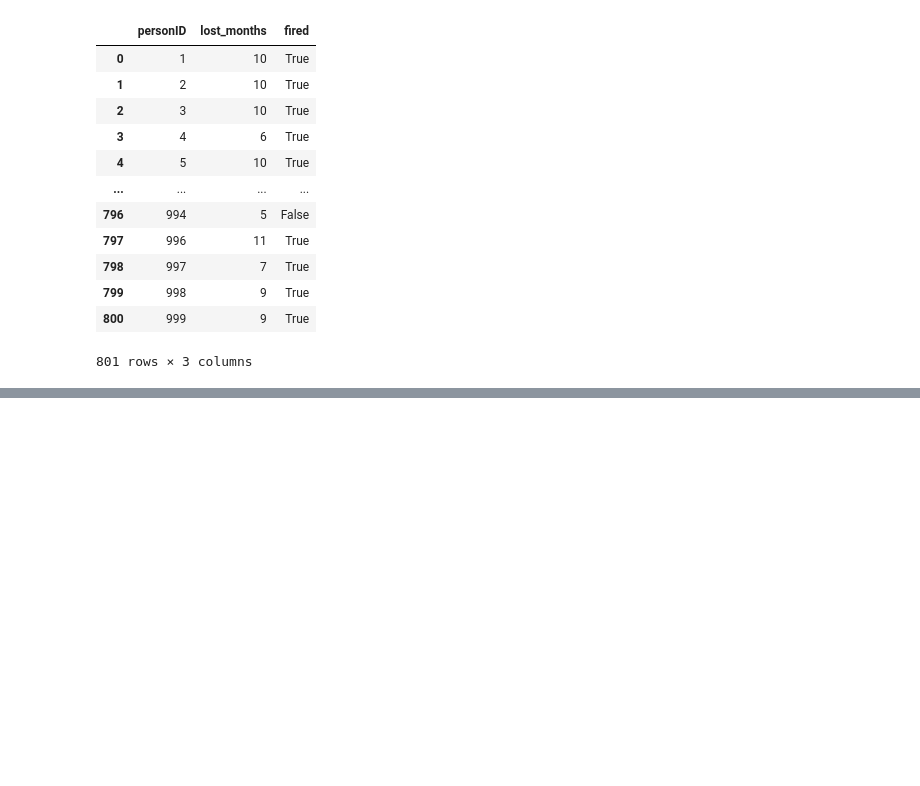
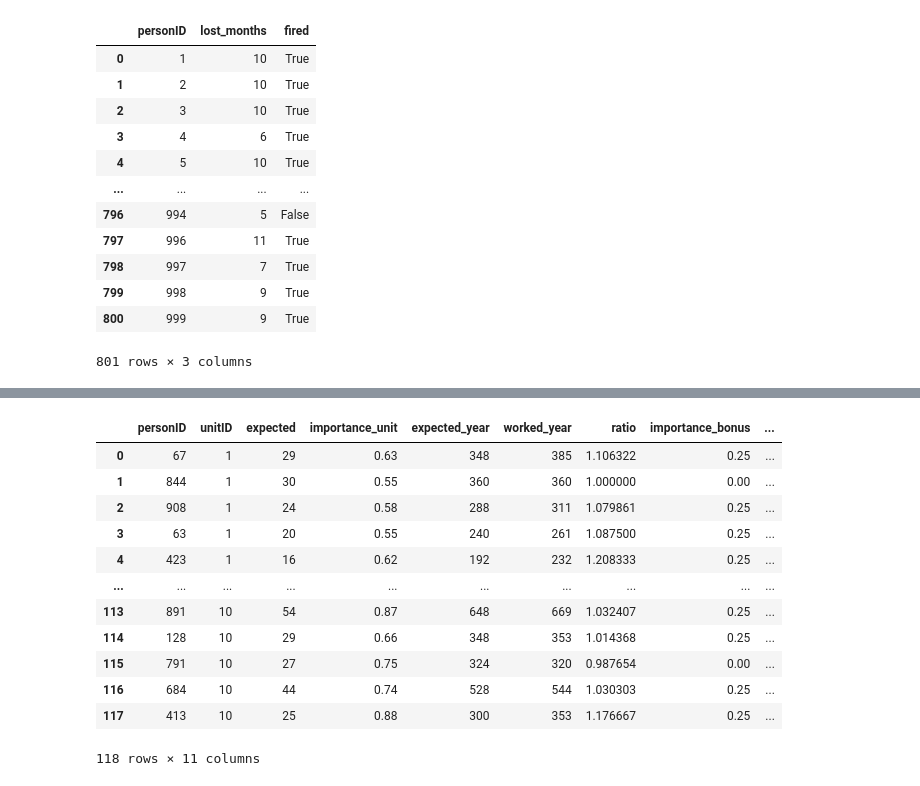
Before and after one commit to Mo-sharifi/time_company, a Jupyter notebook: main.ipynb, the cells around one changed output, grey strips where cells are left out. Drawn from its saved outputs; the diff is of its cells as text; code cells hidden in the pictures; blank space fills up the shorter version.

Commit message:
Implement importance update and new wage calculation for survivors

```diff
--- a/main.ipynb
+++ b/main.ipynb
@@ -226,3 +226,6 @@ fired
 # %%
 fired_list = fired.loc[fired["fired"], "personID"].tolist()
 survivors_list = fired.loc[~fired["fired"], "personID"].tolist()
+# %%
+tab1_surv = tab1[tab1["personID"].isin(survivors_list)].copy()
+tab1_surv
@@ -228,0 +287,10 @@ survivors_list = fired.loc[~fired["fired"], "personID"].tolist()
+# %%
+
+perf = expected_year.merge(worked_year, on=["personID", "unitID"], how="left")
+
+perf["working_time"] = perf["working_time"].fillna(0.0)
+
+perf["ratio"] = perf["working_time"] / perf["expected_year"]
+
+perf.loc[perf["expected_year"] <= 0, "ratio"] = 0.0
+perf
@@ -228,0 +311,9 @@ survivors_list = fired.loc[~fired["fired"], "personID"].tolist()
+# %%
+def importance_bonus(r):
+    if (r > 1.0) and (r <= 1.25):
+        return 0.25
+    elif (r > 1.25) and (r <= 1.5):
+        return 0.50
+    elif r > 1.5:
+        return 1.00
+    return 0.0
@@ -228,0 +356,36 @@ survivors_list = fired.loc[~fired["fired"], "personID"].tolist()
+# %%
+tab2_fixed = tab2.copy()
+if "hourly_wage" not in tab2_fixed.columns and "hourly_income" in tab2_fixed.columns:
+    tab2_fixed = tab2_fixed.rename(columns={"hourly_income": "hourly_wage"})
+
+perf = perf.merge(
+    tab2_fixed[["unitID", "hourly_wage"]],
+    on="unitID",
+    how="left",
+    suffixes=("", "_tab2")
+)
+
+if "hourly_wage_tab2" in perf.columns and "hourly_wage" in perf.columns:
+
+    perf["hourly_wage"] = perf["hourly_wage"].fillna(perf["hourly_wage_tab2"])
+    perf = perf.drop(columns=["hourly_wage_tab2"])
+elif "hourly_wage_tab2" in perf.columns:
+    perf = perf.rename(columns={"hourly_wage_tab2": "hourly_wage"})
+
+
+perf["hourly_wage"] = perf["hourly_wage"].fillna(0.0)
+perf
+# %% [output]
+|  | personID | unitID | expected | importance_unit | expected_year | worked_year | ratio | importance_bonus | ... |
+| 0 | 67 | 1 | 29 | 0.63 | 348 | 385 | 1.106322 | 0.25 | ... |
+| 1 | 844 | 1 | 30 | 0.55 | 360 | 360 | 1.000000 | 0.00 | ... |
+| 2 | 908 | 1 | 24 | 0.58 | 288 | 311 | 1.079861 | 0.25 | ... |
+| 3 | 63 | 1 | 20 | 0.55 | 240 | 261 | 1.087500 | 0.25 | ... |
+| 4 | 423 | 1 | 16 | 0.62 | 192 | 232 | 1.208333 | 0.25 | ... |
+| ... | ... | ... | ... | ... | ... | ... | ... | ... | ... |
+| 113 | 891 | 10 | 54 | 0.87 | 648 | 669 | 1.032407 | 0.25 | ... |
+| 114 | 128 | 10 | 29 | 0.66 | 348 | 353 | 1.014368 | 0.25 | ... |
+| 115 | 791 | 10 | 27 | 0.75 | 324 | 320 | 0.987654 | 0.00 | ... |
+| 116 | 684 | 10 | 44 | 0.74 | 528 | 544 | 1.030303 | 0.25 | ... |
+| 117 | 413 | 10 | 25 | 0.88 | 300 | 353 | 1.176667 | 0.25 | ... |
+118 rows × 11 columns
```
Also changed, not shown: parts of 5 cells of this notebook.
